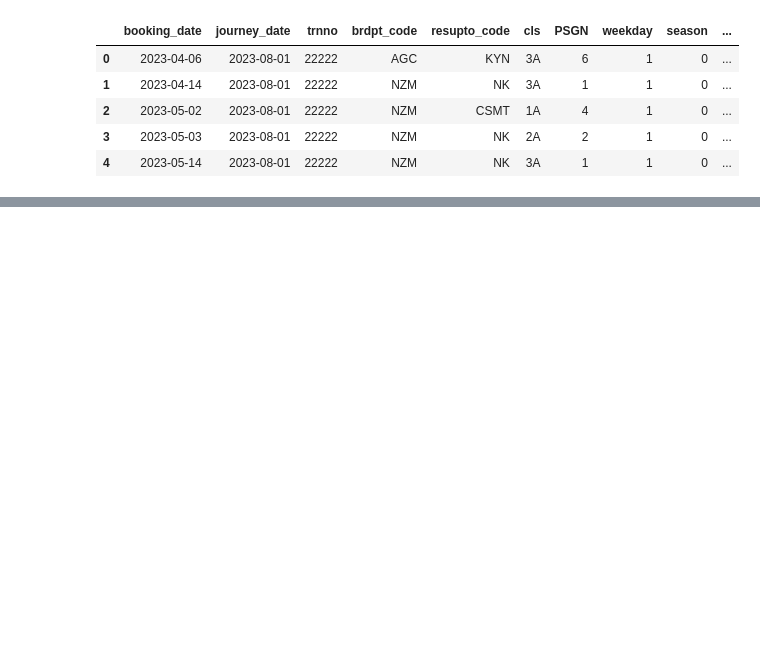
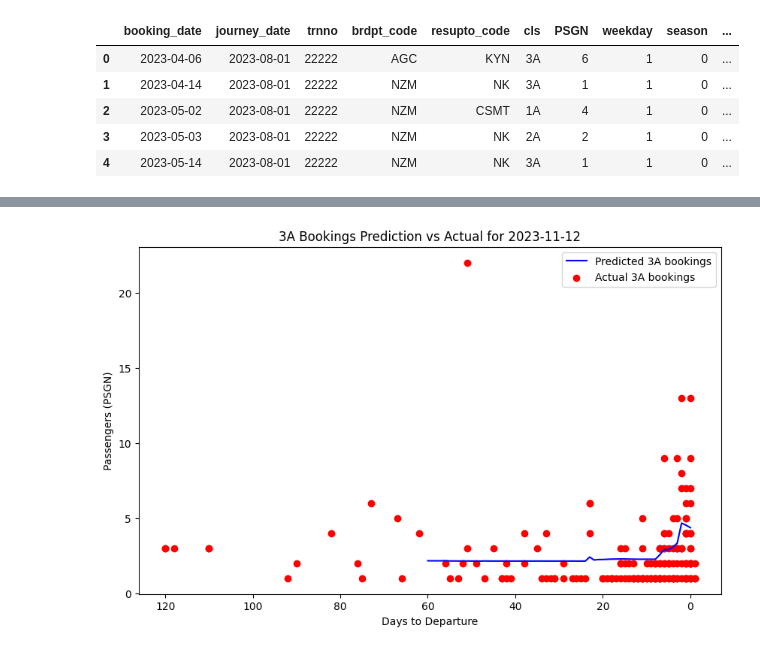
Before and after one commit to yashu1819/DPonTrain, a Jupyter notebook: ML/T22222_demand.ipynb, the cells around one changed output, grey strips where cells are left out. Drawn from its saved outputs; the diff is of its cells as text; code cells hidden in the pictures; blank space fills up the shorter version.

```diff
--- a/ML/T22222_demand.ipynb
+++ b/ML/T22222_demand.ipynb
@@ -113,0 +126,4 @@ print(df[df['season'] == 1].head())
+# %%
+df['days_to_departure'] = (df['journey_date'] - df['booking_date']).dt.days
+df['cls'] = df['cls'].astype(str).str.strip()
+print(df['cls'].unique())
@@ -113,0 +195,47 @@ print(df[df['season'] == 1].head())
+# %%
+import matplotlib.pyplot as plt
+import pandas as pd
+
+# Pick a journey date to visualize (must exist in your data)
+journey_date = pd.to_datetime("2023-11-12")
+
+# Predict bookings for 0–60 days before departure
+predictions = []
+for d in range(0, 61):
+    X_new = pd.DataFrame([{
+        "journey_month": journey_date.month,
+        "journey_day": journey_date.day,
+        "journey_year": journey_date.year,
+        "days_to_departure": d,
+        "weekday": journey_date.weekday(),
+        "season": 2,       # example: winter
+        "is_peak_day": 1   # example: holiday/weekend
+    }])
+    pred = models["3A"].predict(X_new)[0]
+    predictions.append(pred)
+
+# Predictions DataFrame
+df_pred = pd.DataFrame({
+    "days_to_departure": list(range(0, 61)),
+    "predicted_PSGN": predictions
+})
+
+# Actual 3A bookings for that journey_date
+df_actual = df[
+    (df["cls"] == "3A") & (df["journey_date"] == journey_date)
+][["days_to_departure", "PSGN"]]
+
+# Plot predicted vs. actual
+plt.figure(figsize=(10, 6))
+plt.plot(df_pred["days_to_departure"], df_pred["predicted_PSGN"],
+         label="Predicted 3A bookings", color="blue")
+plt.scatter(df_actual["days_to_departure"], df_actual["PSGN"],
+            label="Actual 3A bookings", color="red")
+plt.gca().invert_xaxis()  # so departure approaches from left to right
+plt.xlabel("Days to Departure")
+plt.ylabel("Passengers (PSGN)")
+plt.title(f"3A Bookings Prediction vs Actual for {journey_date.date()}")
+plt.legend()
+plt.show()
+# %% [output]
+[figure, added]
```
Also changed, not shown: parts of 5 cells of this notebook.
